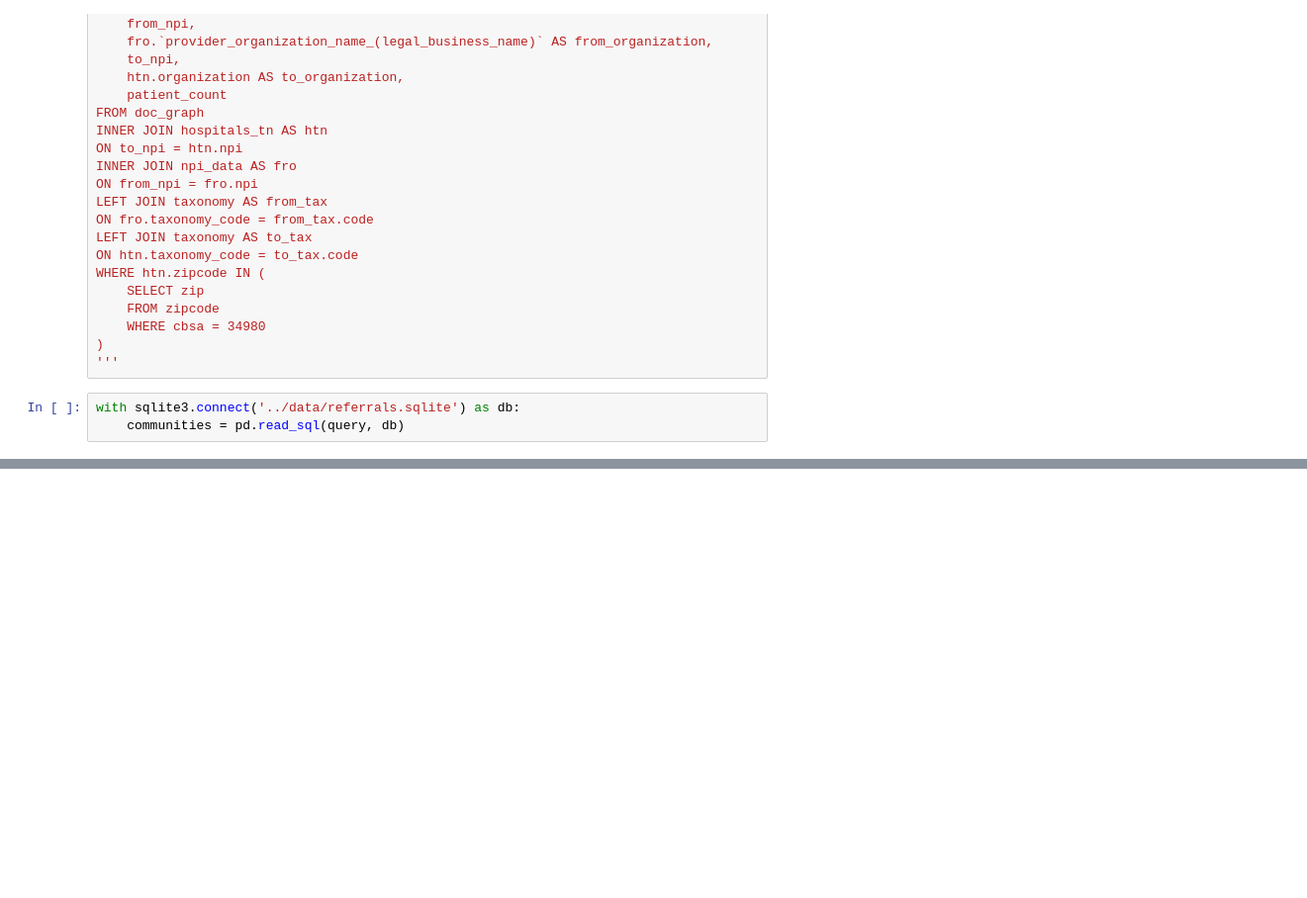
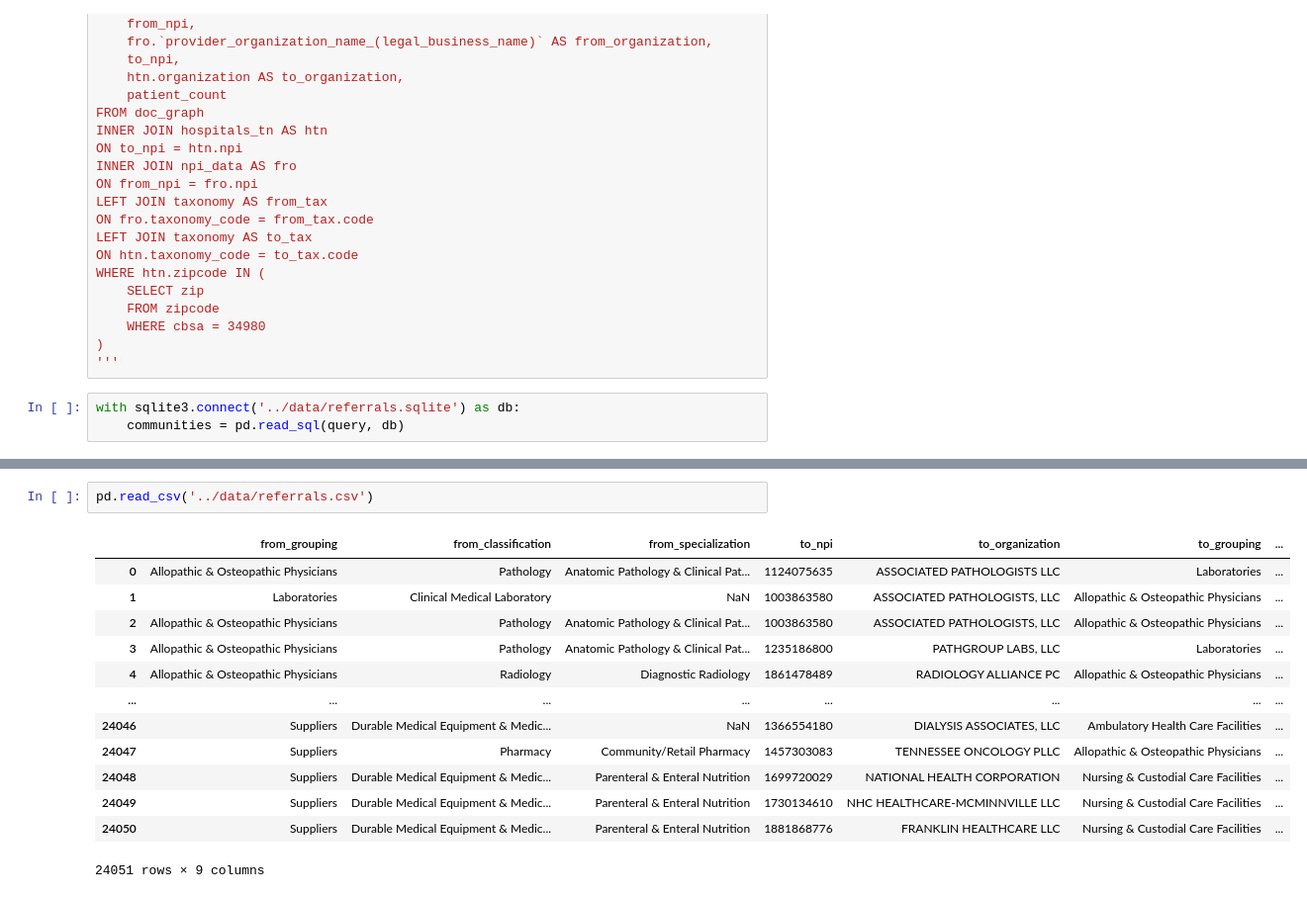
Before and after one commit to hcgreer/hop_team-team_blimp, a Jupyter notebook: notebooks/hg_hop_teaming_analysis.ipynb, the cells around one changed output, grey strips where cells are left out. Shown: that part at 99% size. Drawn from its saved outputs; the diff is of its cells as text; blank space fills up the shorter version.

```diff
--- a/notebooks/hg_hop_teaming_analysis.ipynb
+++ b/notebooks/hg_hop_teaming_analysis.ipynb
@@ -141,0 +174,16 @@ communities.to_csv('../data/communities.csv')
+# %%
+pd.read_csv('../data/referrals.csv')
+# %% [output]
+|  | from_grouping | from_classification | from_specialization | to_npi | to_organization | to_grouping | ... |
+| 0 | Allopathic & Osteopathic Physicians | Pathology | Anatomic Pathology & Clinical Pat... | 1124075635 | ASSOCIATED PATHOLOGISTS LLC | Laboratories | ... |
+| 1 | Laboratories | Clinical Medical Laboratory | NaN | 1003863580 | ASSOCIATED PATHOLOGISTS, LLC | Allopathic & Osteopathic Physicians | ... |
+| 2 | Allopathic & Osteopathic Physicians | Pathology | Anatomic Pathology & Clinical Pat... | 1003863580 | ASSOCIATED PATHOLOGISTS, LLC | Allopathic & Osteopathic Physicians | ... |
+| 3 | Allopathic & Osteopathic Physicians | Pathology | Anatomic Pathology & Clinical Pat... | 1235186800 | PATHGROUP LABS, LLC | Laboratories | ... |
+| 4 | Allopathic & Osteopathic Physicians | Radiology | Diagnostic Radiology | 1861478489 | RADIOLOGY ALLIANCE PC | Allopathic & Osteopathic Physicians | ... |
+| ... | ... | ... | ... | ... | ... | ... | ... |
+| 24046 | Suppliers | Durable Medical Equipment & Medic... | NaN | 1366554180 | DIALYSIS ASSOCIATES, LLC | Ambulatory Health Care Facilities | ... |
+| 24047 | Suppliers | Pharmacy | Community/Retail Pharmacy | 1457303083 | TENNESSEE ONCOLOGY PLLC | Allopathic & Osteopathic Physicians | ... |
+| 24048 | Suppliers | Durable Medical Equipment & Medic... | Parenteral & Enteral Nutrition | 1699720029 | NATIONAL HEALTH CORPORATION | Nursing & Custodial Care Facilities | ... |
+| 24049 | Suppliers | Durable Medical Equipment & Medic... | Parenteral & Enteral Nutrition | 1730134610 | NHC HEALTHCARE-MCMINNVILLE LLC | Nursing & Custodial Care Facilities | ... |
+| 24050 | Suppliers | Durable Medical Equipment & Medic... | Parenteral & Enteral Nutrition | 1881868776 | FRANKLIN HEALTHCARE LLC | Nursing & Custodial Care Facilities | ... |
+24051 rows × 9 columns
```
Also changed, not shown: parts of 6 cells of this notebook.
